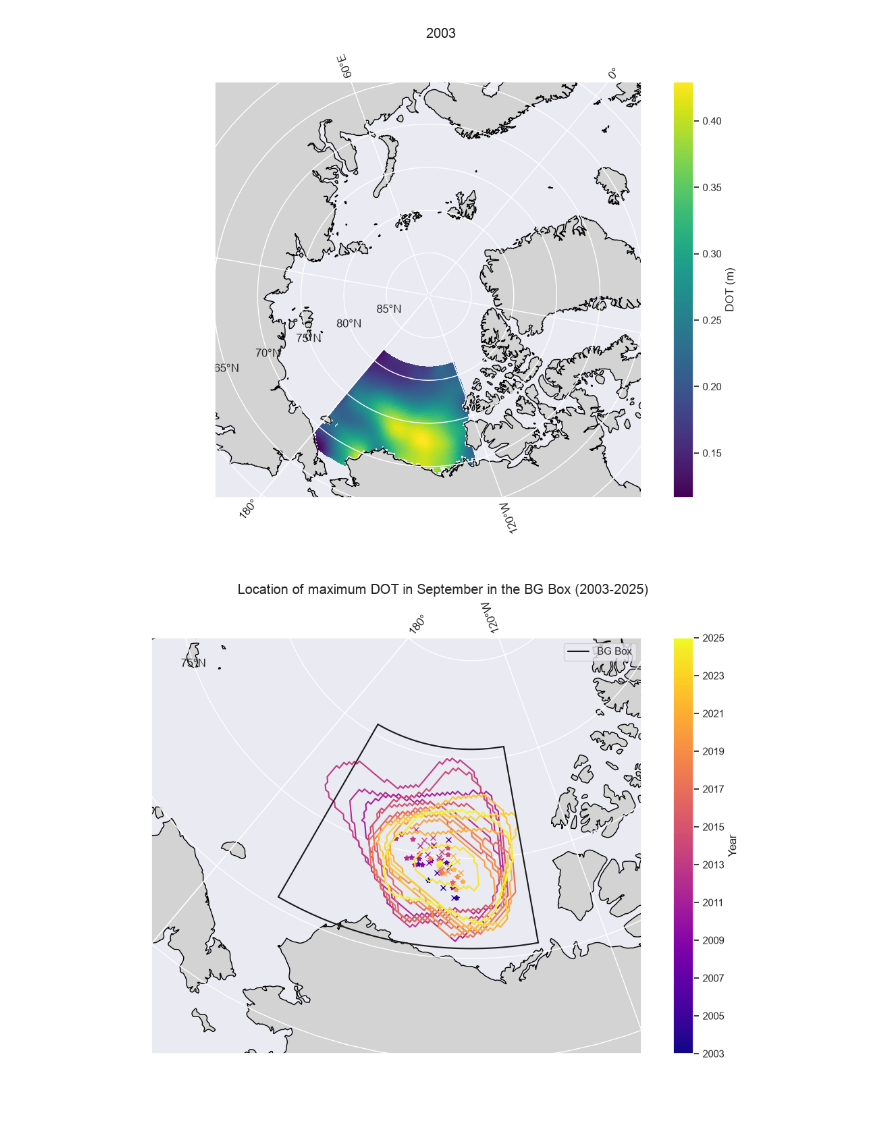
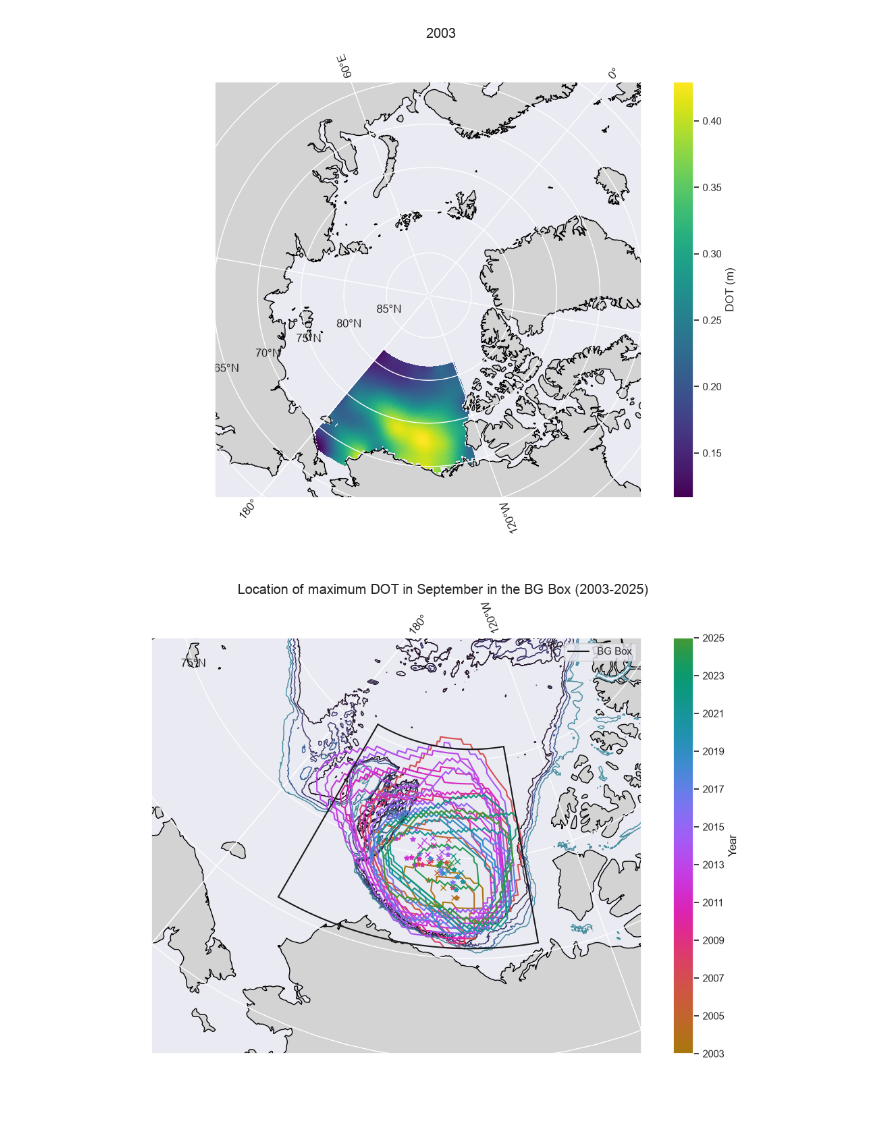
Before and after one commit to ben-sprague/3D-TEA-BAG, a Jupyter notebook: gyre_location.ipynb, the cells around one changed output. Cells and saved outputs as stored; diff of their text form; code cells hidden in the pictures.

```diff
--- a/gyre_location.ipynb
+++ b/gyre_location.ipynb
@@ -33,6 +35,9 @@ from datatools.DOT.DataServer import DataServer
 # %%
 #Load in Satellite Data
 sat_data_server = DataServer("/Users/ben/Desktop/3D-TEA-BAG/data/CPOM_DOT.nc", "/Users/ben/Desktop/3D-TEA-BAG/data/Full_DOT_data_Arco_2025_09.nc")
+
+#Load in Bathymetry Data
+bathy = io.readers.readBathymetry('/Users/ben/Desktop/3D-TEA-BAG/data/ibcao_v5_2_2026_depth_400m.tiff', bounds = [140, -75, 68, 90])
 # %% [markdown]
 #### Find and Plot the location of the Beaufort Gyre
 The location of the Beaufot Gyre is plotted using the method described in Regan, et. al (2018). The location of the gyre is defined at the point of maximum DOT between 140˚E and 100˚W and 68-81.5˚N.
@@ -229,6 +234,8 @@ projection=ccrs.NorthPolarStereo(central_longitude=-140)
 ax = mapper.setup_map(figure=dot_figure,
                       projection=projection,
                       extent=extent)
+
+ax,_,_ = mapper.draw_bathymetry_contours(ax, bathy)
 
 sns.set_theme()
 
@@ -256,14 +263,7 @@ cbar.set_ticklabels([str(y) for y in tick_years])
 ax.plot([],[],'kx', label = '2003-2014 Dataset')
 ax.plot([],[],'k*', label = '2011-2025 Dataset')
 
-#Plot the Beaufort Gyre Box
-top_bottom_lon= np.linspace(-170, -130, 100)
-top_lat = np.full_like(top_bottom_lon, 80.5)
-bottom_lat = np.full_like(top_bottom_lon, 70.5)
-ax.plot([-170, -170], [70.5, 80.5], 'k-', transform = ccrs.PlateCarree(), label = 'BG Box')
-ax.plot([-130, -130], [70.5, 80.5], 'k-', transform = ccrs.PlateCarree())
-ax.plot(top_bottom_lon, top_lat, 'k-', transform = ccrs.PlateCarree())
-ax.plot(top_bottom_lon, bottom_lat, 'k-', transform = ccrs.PlateCarree())
+ax = mapper.draw_bg_box(ax)
 
 ax.legend()
 
@@ -460,14 +460,15 @@ projection=ccrs.NorthPolarStereo(central_longitude=-140)
 ax = mapper.setup_map(figure=dot_figure,
                       projection=projection,
                       extent=extent)
-
+ax,_,_ = mapper.draw_bathymetry_contours(ax, bathy)
 sns.set_theme()
 
 
 
 
 years = np.arange(2003,2026)
-colors = plt.cm.plasma(np.linspace(0, 1, len(years)))
+colormap = mapper.truncate_colormap(cm.phase, 0, 0.85)
+colors = colormap(np.linspace(0, 1, len(years)))
 
 for i, year in enumerate(years):
     working_data = gyre_metrics.sel(time = np.datetime64(f'{year}-09-01'), era = 'old')
@@ -477,44 +478,38 @@ for i, year in enumerate(years):
 
 
         ax.plot(working_data['max_DOT_lon'], working_data['max_DOT_lat'], marker = '*', color = colors[i], transform = ccrs.PlateCarree())
         ax.plot(working_data['centroid_lon'], working_data['centroid_lat'], marker = 'x', color = colors[i], transform = ccrs.PlateCarree())
 
-        ax.plot(points[:,1], points[:,0], linestyle = '-', color = colors[i], transform = ccrs.PlateCarree())
+        ax.plot(points[:,0], points[:,1], linestyle = '-', color = colors[i], transform = ccrs.PlateCarree())
     working_data = gyre_metrics.sel(time = np.datetime64(f'{year}-09-01'), era = 'new')
     if working_data['extent'].values != "":
         bg_extent = wkt.loads(working_data['extent'].values)
         points = satops.polygon_to_array(bg_extent)
 
 
         ax.plot(working_data['max_DOT_lon'], working_data['max_DOT_lat'], marker = '*', color = colors[i], transform = ccrs.PlateCarree())
         ax.plot(working_data['centroid_lon'], working_data['centroid_lat'], marker = 'x', color = colors[i], transform = ccrs.PlateCarree())
 
         ax.plot(points[:,0], points[:,1], linestyle = '-', color = colors[i], transform = ccrs.PlateCarree())
 
-sm = plt.cm.ScalarMappable(cmap='plasma', norm=plt.Normalize(years.min(), years.max()))
+sm = plt.cm.ScalarMappable(cmap=colormap, norm=plt.Normalize(years.min(), years.max()))
 sm.set_array([])
 cbar = dot_figure.colorbar(sm, ax=ax)
 cbar.set_label('Year')
 tick_years = years[::2]  # every other year
 cbar.set_ticks(tick_years)
 cbar.set_ticklabels([str(y) for y in tick_years])
-#Plot the Beaufort Gyre Box
-top_bottom_lon= np.linspace(-170, -130, 100)
-top_lat = np.full_like(top_bottom_lon, 80.5)
-bottom_lat = np.full_like(top_bottom_lon, 70.5)
-ax.plot([-170, -170], [70.5, 80.5], 'k-', transform = ccrs.PlateCarree(), label = 'BG Box')
-ax.plot([-130, -130], [70.5, 80.5], 'k-', transform = ccrs.PlateCarree())
-ax.plot(top_bottom_lon, top_lat, 'k-', transform = ccrs.PlateCarree())
-ax.plot(top_bottom_lon, bottom_lat, 'k-', transform = ccrs.PlateCarree())
+
+ax = mapper.draw_bg_box(ax)
 
 ax.legend()
 
 dot_figure.suptitle("Location of maximum DOT in September in the BG Box (2003-2025)")
 
 
 plt.show()
 # %% [output]
-[figure, old version]
+[figure, new version]
 # %%
 max_r_strength = (gyre_metrics['max_DOT'] - gyre_metrics['min_DOT'])/(gyre_metrics['max_radius']*1000)
 min_r_strength = (gyre_metrics['max_DOT'] - gyre_metrics['min_DOT'])/(gyre_metrics['min_radius']*1000)
```
Also changed, not shown: parts of 5 cells of this notebook.
